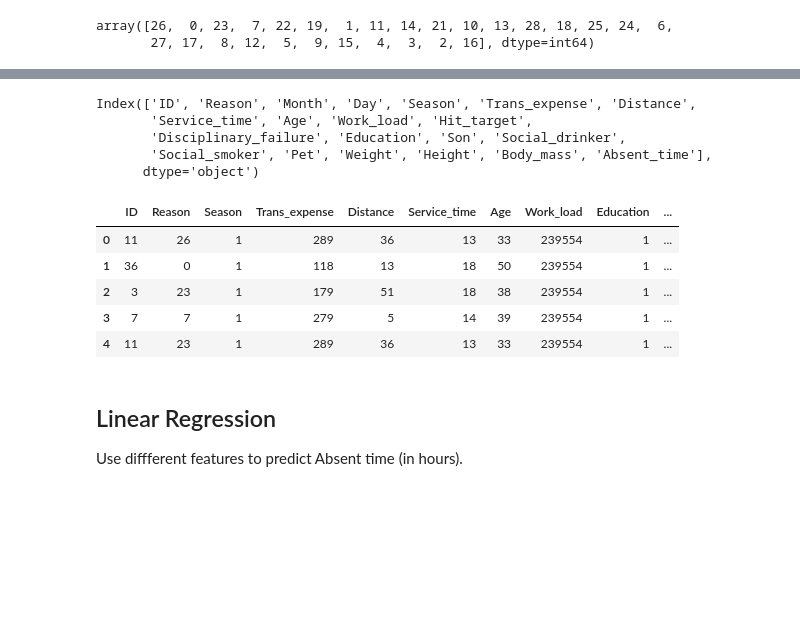
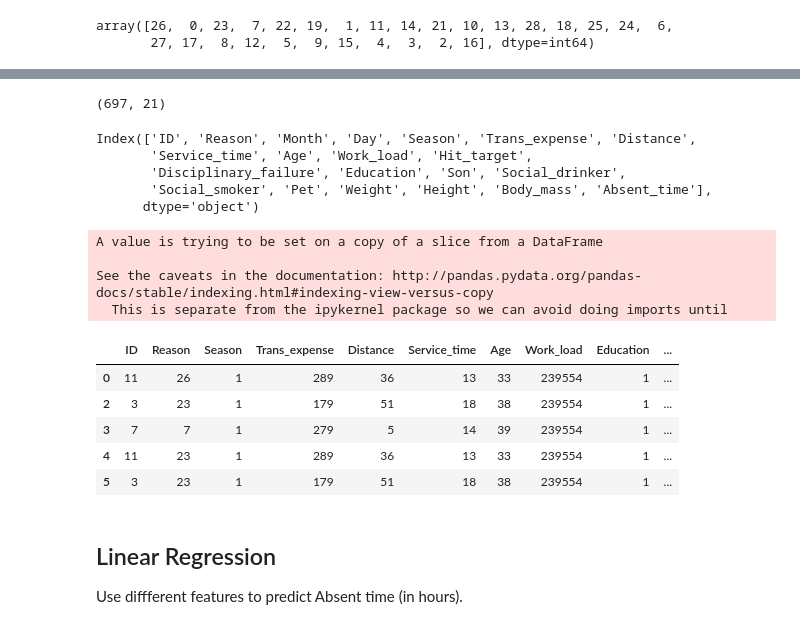
Before and after one commit to zimengqingfeng/FinalProject, a Jupyter notebook: Absenteeism_at_work.ipynb, the cells around one changed output, grey strips where cells are left out. Drawn from its saved outputs; the diff is of its cells as text; code cells hidden in the pictures; blank space fills up the shorter version.

```diff
--- a/Absenteeism_at_work.ipynb
+++ b/Absenteeism_at_work.ipynb
@@ -143 +164,8 @@ array([26,  0, 23,  7, 22, 19,  1, 11, 14, 21, 10, 13, 28, 18, 25, 24,  6,
+# %%
+#Create a new df absent_new which only inlcudes the rows when Reason column does not equal 0
+absent_new = absent[absent.Reason != 0]
+# %%
+absent_new.shape #Check the shape of the new df
+# %% [output]
+(697, 21)
 # %%
@@ -151,16 +179,21 @@ Index(['ID', 'Reason', 'Month', 'Day', 'Season', 'Trans_expense', 'Distance',
 # %%
 #Because the dataset has too many columns, I decide to drop some of the colums that I'm not super interested in
 # (Month, Day, Hit_target, Disciplinary_failure, Pet. Also drop the columns that relate to each other (For example, Body_mass equals Weight to Height)
-absent.drop(['Month', 'Day', 'Hit_target', 'Disciplinary_failure', 'Pet', 'Weight', 'Height'], axis=1, inplace=True)
+absent_new.drop(['Month', 'Day', 'Hit_target', 'Disciplinary_failure', 'Pet', 'Weight', 'Height'], axis=1, inplace=True)
+# %% [output]
+A value is trying to be set on a copy of a slice from a DataFrame
+
+See the caveats in the documentation: http://pandas.pydata.org/pandas-docs/stable/indexing.html#indexing-view-versus-copy
+  This is separate from the ipykernel package so we can avoid doing imports until
 # %%
-absent.head()
+absent_new.head()
 # %% [output]
 |  | ID | Reason | Season | Trans_expense | Distance | Service_time | Age | Work_load | Education | ... |
 | 0 | 11 | 26 | 1 | 289 | 36 | 13 | 33 | 239554 | 1 | ... |
-| 1 | 36 | 0 | 1 | 118 | 13 | 18 | 50 | 239554 | 1 | ... |
 | 2 | 3 | 23 | 1 | 179 | 51 | 18 | 38 | 239554 | 1 | ... |
 | 3 | 7 | 7 | 1 | 279 | 5 | 14 | 39 | 239554 | 1 | ... |
 | 4 | 11 | 23 | 1 | 289 | 36 | 13 | 33 | 239554 | 1 | ... |
+| 5 | 3 | 23 | 1 | 179 | 51 | 18 | 38 | 239554 | 1 | ... |
 # %% [markdown]
 ## Linear Regression
 Use diffferent features to predict Absent time (in hours).
```
Also changed, not shown: parts of 39 cells of this notebook.
